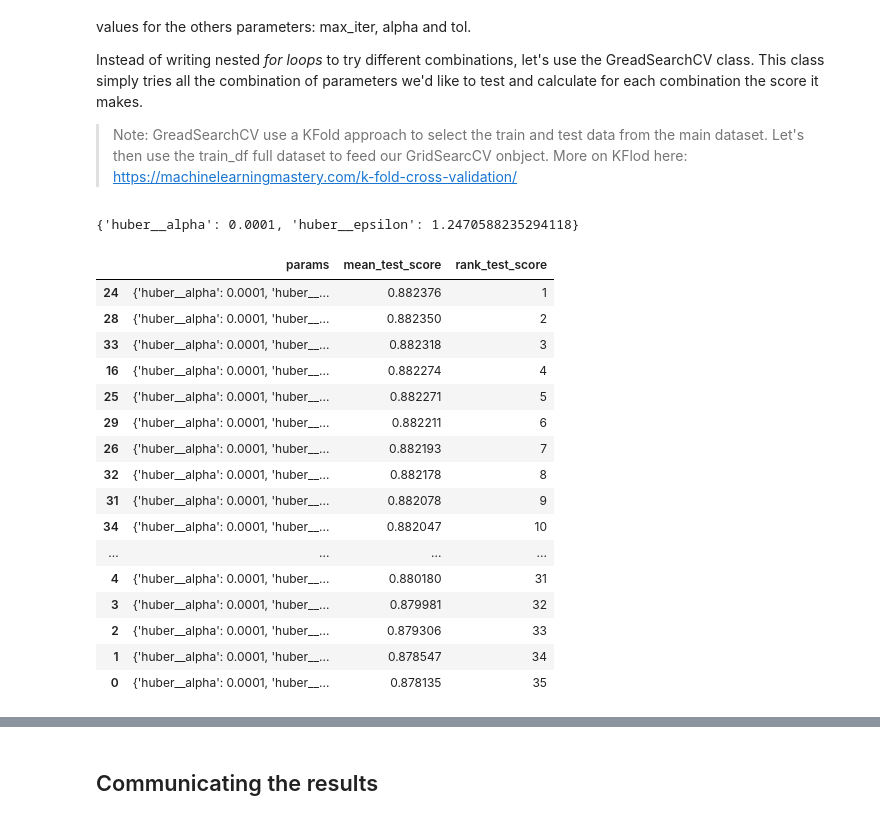
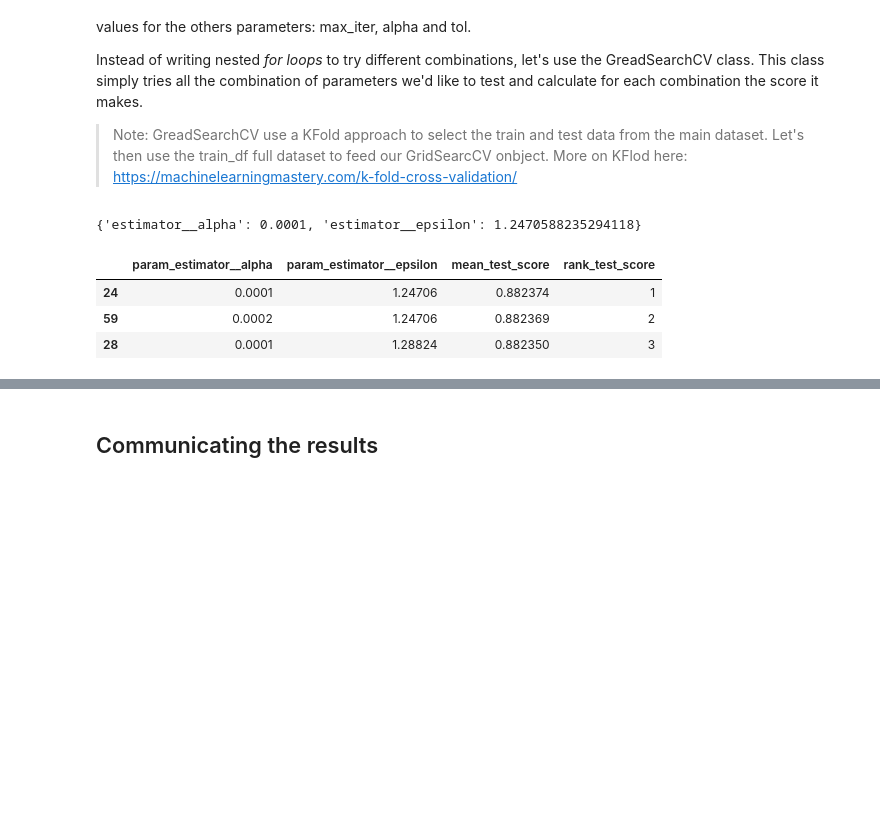
Before and after one commit to xnicolovici/machine_learning, a Jupyter notebook: notebooks/Course No 3/09. Course project/03. Part 2 - House prices/house-prices-solution-2-of-2.ipynb, the cells around one changed output, grey strips where cells are left out. Saved outputs shown, nothing was run; the diff lists cells and outputs as text; code cells hidden in the pictures; blank space fills up the shorter version.

```diff
--- a/notebooks/Course No 3/09. Course project/03. Part 2 - House prices/house-prices-solution-2-of-2.ipynb
+++ b/notebooks/Course No 3/09. Course project/03. Part 2 - House prices/house-prices-solution-2-of-2.ipynb
@@ -199,19 +201,11 @@ from sklearn.ensemble import AdaBoostRegressor
-# %%
-# Define MAE function
-def MAE(y, y_pred):
-    return np.mean(np.abs(y-y_pred))
 # %%
 pipelines = {
     'huber': Pipeline([
             ('scaler', StandardScaler()),
-            ('huber', HuberRegressor())
+            ('estimator', HuberRegressor())
         ]),
     'ridge': Pipeline([
             ('scaler', StandardScaler()),
-            ('ridge', Ridge())
-        ]),
-    'abreg': Pipeline([
-            ('scaler', StandardScaler()),
-            ('abreg', AdaBoostRegressor())
+            ('estimator', Ridge())
         ]),
 }
@@ -271,7 +271,3 @@ MAE with abreg regressor and outliers on full model: 20015.15
-# %%
-model_results['full']['regression']['baseline'] = {
-    'mae': MAE(10**model_results['full']['y_te'], 10**model_results['full']['y_te'].mean())
-}
 # %% [markdown]
 ## Regularization
 
@@ -295,7 +291,7 @@ for alpha in np.linspace(1.0, 1.35, num=20):
     model='huber'
     # Create and fit ridge regression
     #pipelines[model].set_params(**{'ridge__alpha': alpha})
-    pipelines['huber'].set_params(**{'huber__epsilon': alpha})
+    pipelines['huber'].set_params(**{'estimator__epsilon': alpha})
 
     pipelines[model].fit(model_results['full']['X_tr'], model_results['full']['y_tr'])
     #pipelines['huber'].fit(models['complex']['X_tr'], models['complex']['y_tr'])
@@ -356,44 +352,31 @@ Instead of writing nested *for loops* to try different combinations, let's use t
 # %%
 from sklearn.model_selection import GridSearchCV
 from sklearn.metrics import make_scorer, r2_score
 
 params = {
-    'huber__epsilon': np.linspace(1.0, 1.35, num=35),
-    'huber__alpha': [0.0001]
+    'estimator__epsilon': np.linspace(1.0, 1.35, num=35),
+    'estimator__alpha': [0.0001, 0.0002]
 }
 
 # Define scorer parameter
-score = make_scorer(mean_absolute_error)
-score=make_scorer(MAE, greater_is_better=True )
+#score = make_scorer(mean_absolute_error)
+#score=make_scorer(MAE, greater_is_better=False )
 score=make_scorer(r2_score)
 
 
 
 gridsearch=GridSearchCV(pipelines['huber'], params, scoring=score, return_train_score=False, cv=5)
 gridsearch.fit(model_results['full']['X'], model_results['full']['y'])
 
-grid_df=pd.DataFrame(gridsearch.cv_results_)[['params','mean_test_score','rank_test_score']]
+grid_df=pd.DataFrame(gridsearch.cv_results_)[['param_estimator__alpha','param_estimator__epsilon', 'mean_test_score','rank_test_score']]
 print(gridsearch.best_params_)
-grid_df.sort_values('mean_test_score', ascending=False)
+grid_df.sort_values('mean_test_score', ascending=False).head(3)
 # %% [output]
-{'huber__alpha': 0.0001, 'huber__epsilon': 1.2470588235294118}
+{'estimator__alpha': 0.0001, 'estimator__epsilon': 1.2470588235294118}
-|  | params | mean_test_score | rank_test_score |
-| 24 | {'huber__alpha': 0.0001, 'huber__... | 0.882376 | 1 |
-| 28 | {'huber__alpha': 0.0001, 'huber__... | 0.882350 | 2 |
-| 33 | {'huber__alpha': 0.0001, 'huber__... | 0.882318 | 3 |
-| 16 | {'huber__alpha': 0.0001, 'huber__... | 0.882274 | 4 |
-| 25 | {'huber__alpha': 0.0001, 'huber__... | 0.882271 | 5 |
-| 29 | {'huber__alpha': 0.0001, 'huber__... | 0.882211 | 6 |
-| 26 | {'huber__alpha': 0.0001, 'huber__... | 0.882193 | 7 |
-| 32 | {'huber__alpha': 0.0001, 'huber__... | 0.882178 | 8 |
-| 31 | {'huber__alpha': 0.0001, 'huber__... | 0.882078 | 9 |
-| 34 | {'huber__alpha': 0.0001, 'huber__... | 0.882047 | 10 |
-| ... | ... | ... | ... |
-| 4 | {'huber__alpha': 0.0001, 'huber__... | 0.880180 | 31 |
-| 3 | {'huber__alpha': 0.0001, 'huber__... | 0.879981 | 32 |
-| 2 | {'huber__alpha': 0.0001, 'huber__... | 0.879306 | 33 |
-| 1 | {'huber__alpha': 0.0001, 'huber__... | 0.878547 | 34 |
-| 0 | {'huber__alpha': 0.0001, 'huber__... | 0.878135 | 35 |
+|  | param_estimator__alpha | param_estimator__epsilon | mean_test_score | rank_test_score |
+| 24 | 0.0001 | 1.24706 | 0.882374 | 1 |
+| 59 | 0.0002 | 1.24706 | 0.882369 | 2 |
+| 28 | 0.0001 | 1.28824 | 0.882350 | 3 |
 # %%
 gridsearch.best_estimator_
 # %% [output]
```
Also changed, not shown: parts of 14 cells of this notebook, 6 other files.
